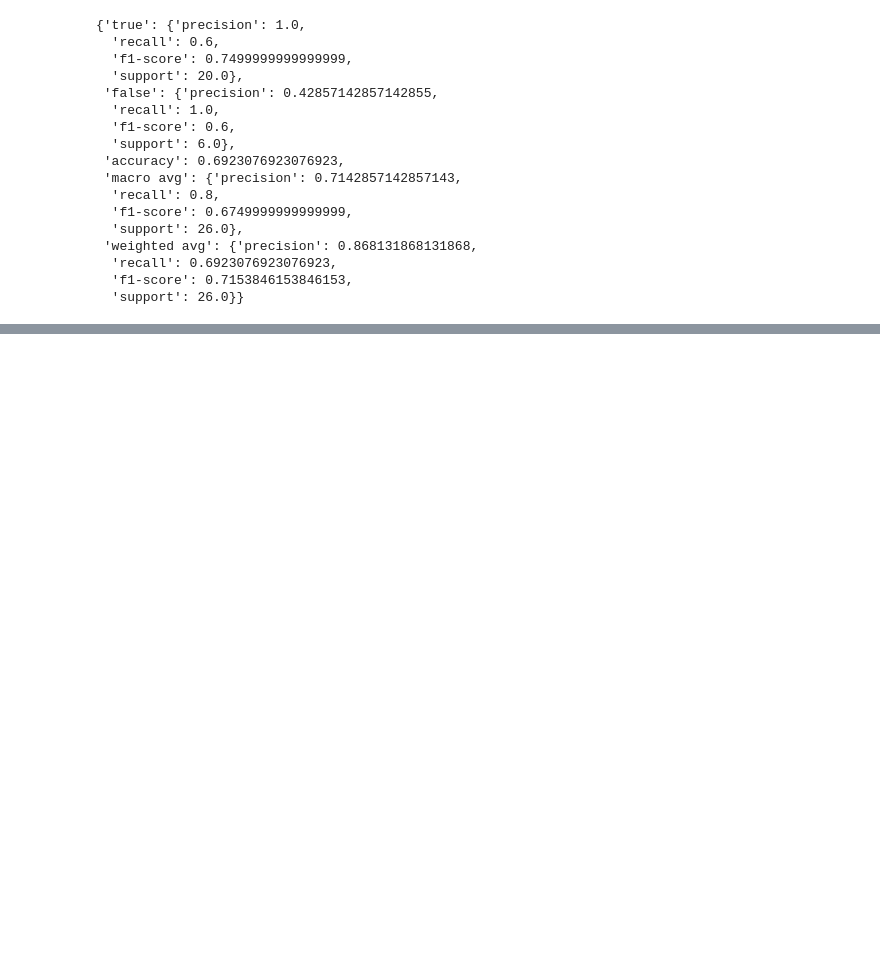
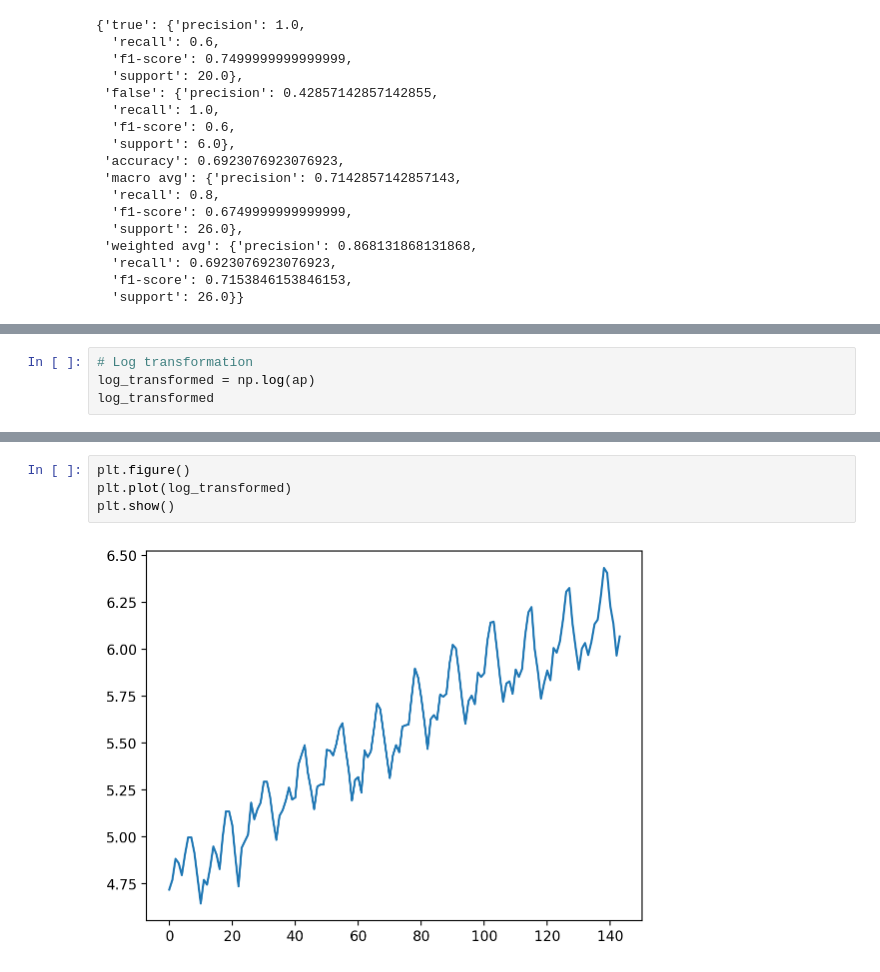
Before and after one commit to gyjong/workplace, a Jupyter notebook: quest_0227/0228_timesereis_classification.ipynb, the cells around one changed output, grey strips where cells are left out. Drawn from its saved outputs; the diff is of its cells as text; blank space fills up the shorter version.

```diff
--- a/quest_0227/0228_timesereis_classification.ipynb
+++ b/quest_0227/0228_timesereis_classification.ipynb
@@ -198,0 +259,4 @@ classification_report(y_test, logistic.predict(minimal_features_test), target_na
+# %%
+# Log transformation
+log_transformed = np.log(ap)
+log_transformed
@@ -198,0 +277,6 @@ classification_report(y_test, logistic.predict(minimal_features_test), target_na
+# %%
+plt.figure()
+plt.plot(log_transformed)
+plt.show()
+# %% [output]
+[figure, added]
```
Also changed, not shown: parts of 33 cells of this notebook.
